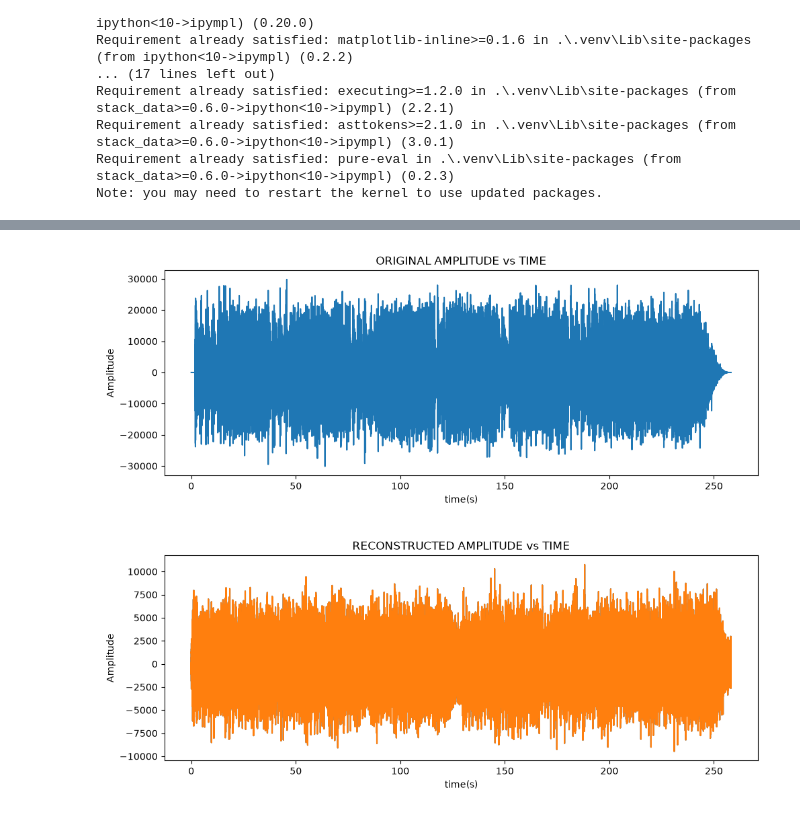
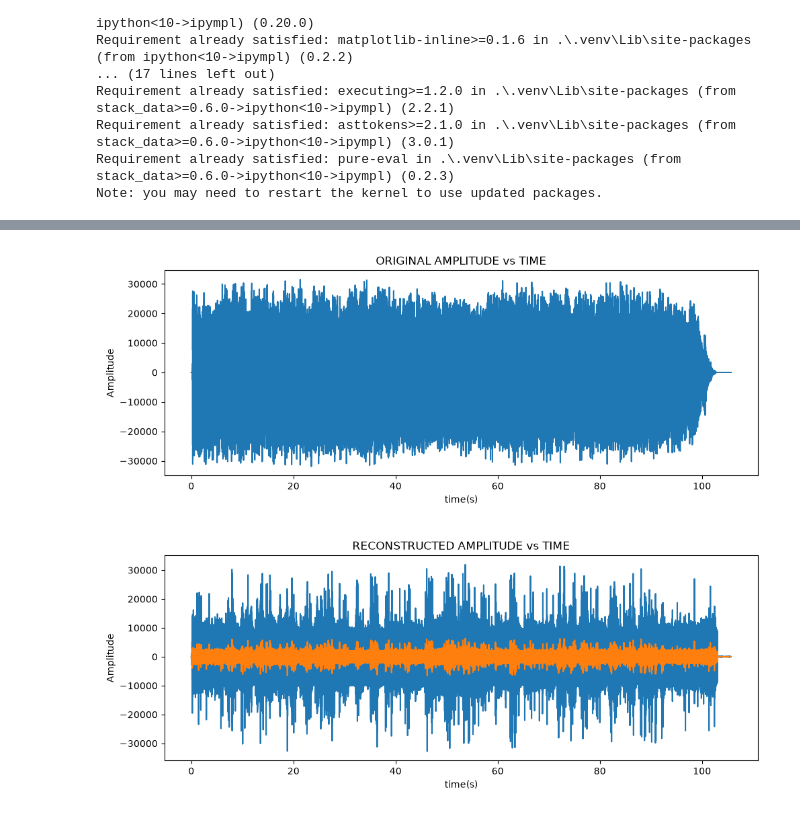
Before and after one commit to EranMaor/Audio-Processing, a Jupyter notebook: fourier.ipynb, the cells around one changed output, grey strips where cells are left out. Cells and saved outputs as stored; diff of their text form; code cells hidden in the pictures.

Commit message:
07/03: use tanh to produce harmonics

```diff
--- a/fourier.ipynb
+++ b/fourier.ipynb
@@ -117,5 +106,5 @@ plot(phone_f, phone_amplitude, 'Magnitude vs Frequencies', 'Frequency [Hz]', 'Li
 # %%
 #Convert song to mono and place it in the left channel
-left_data, left_f_transform, left_amplitude, f, sample_rate = transform_mono("come_together.wav")
-plot(f, left_amplitude,  '(Left Channel) Come Together - Amplitude vs Frequencies (original)', 'Frequency [Hz]', 'Magnitude')
+data, f_transform, lf, f, sample_rate = transform_mono("a_milli.wav")
+plot(f, lf, '(Left Channel) A Milli - Amplitude vs Frequencies (original)', 'Frequency [Hz]', 'Magnitude')
 # %% [output]
@@ -128 +127,8 @@ def remove_dc_offset(f_transform):
+# %%
+right1 = time_domain(sample_rate=sample_rate, time_signal=data.copy(), min_freq=40, max_freq=100, filter='bpf', filter_order=4)
+left = time_domain(sample_rate=sample_rate, time_signal=data.copy(), min_freq=100, filter='hpf', filter_order=4)
+
+g = 1.2
+np.tanh((g * right1), out=right1)
+right = time_domain(sample_rate=sample_rate, time_signal=right1.copy(), min_freq=100, max_freq=400, filter='bpf', filter_order=8)
 # %%
@@ -195,6 +174,13 @@ def missing_fundamental(sample_rate, f_transform, min_freq):
 # %%
-right_amplitude, right = missing_fundamental(sample_rate, left_f_transform.copy(), 100)
-left_amplitude_new, left = adjust_frequencies(sample_rate, left_f_transform.copy(), f, 100)
+# _, right1 = adjust_frequencies(sample_rate=sample_rate, f_transform=f_transform.copy(), f=f, min_freq=40, max_freq=100, filter='bpf')
+# left_amplitude, left = adjust_frequencies(sample_rate=sample_rate, f_transform=f_transform.copy(), f=f, min_freq=100, filter='hpf')
 
-plot(f, left_amplitude_new,  '"Left" Come Together - Amplitude vs Frequencies', 'Frequency [Hz]', 'Amplitude')
-plot(f, right_amplitude,  '"Right" Come Together - Amplitude vs Frequencies', 'Frequency [Hz]', 'Amplitude (dB)')
+# #Additional changes to right channel
+# g = 1
+# reconstructed_right = irfft(right1)
+# np.tanh((g * reconstructed_right), out=reconstructed_right)
+# right_f_transform = rfft(reconstructed_right)
+# right_amplitude, right = adjust_frequencies(sample_rate=sample_rate, f_transform=right_f_transform.copy(), f=f,min_freq=100, max_freq=300, filter='bpf')
+
+# plot(f, left_amplitude,  '"Left" A Milli - Amplitude vs Frequencies', 'Frequency [Hz]', 'Amplitude')
+# plot(f, right_amplitude,  '"Right" A Milli - Amplitude vs Frequencies', 'Frequency [Hz]', 'Amplitude (dB)')
@@ -219,15 +223,21 @@ def inverse_transform(left, right, sample_rate, output_filename):
 
     return audio_data_int16
 # %%
-reconstructed_data = inverse_transform(left, right, sample_rate, 'come_together_lows_harmonic.wav')
-original_data = left_data
+# final_left = irfft(right)
+# final_right = irfft(right)
+final_left = left
+final_right = right
+
+
+reconstructed_data = write_file(final_left, final_right, sample_rate, 'a_milli_no_fft.wav')
+original_data = data
 
 duration = len(original_data) / sample_rate
 time = np.linspace(0.0, duration, num=len(original_data))
 
-dbfs_ref = 32768.0
+
 plot(time, original_data, 'ORIGINAL AMPLITUDE vs TIME', 'time(s)', 'Amplitude')
 plot(time, reconstructed_data, 'RECONSTRUCTED AMPLITUDE vs TIME', 'time(s)', 'Amplitude')
 # %% [output]
-[figure, old version]
+[figure, new version]
-[figure, old version]
+[figure, new version]
```
Also changed, not shown: parts of 10 cells of this notebook, 14 other files.
